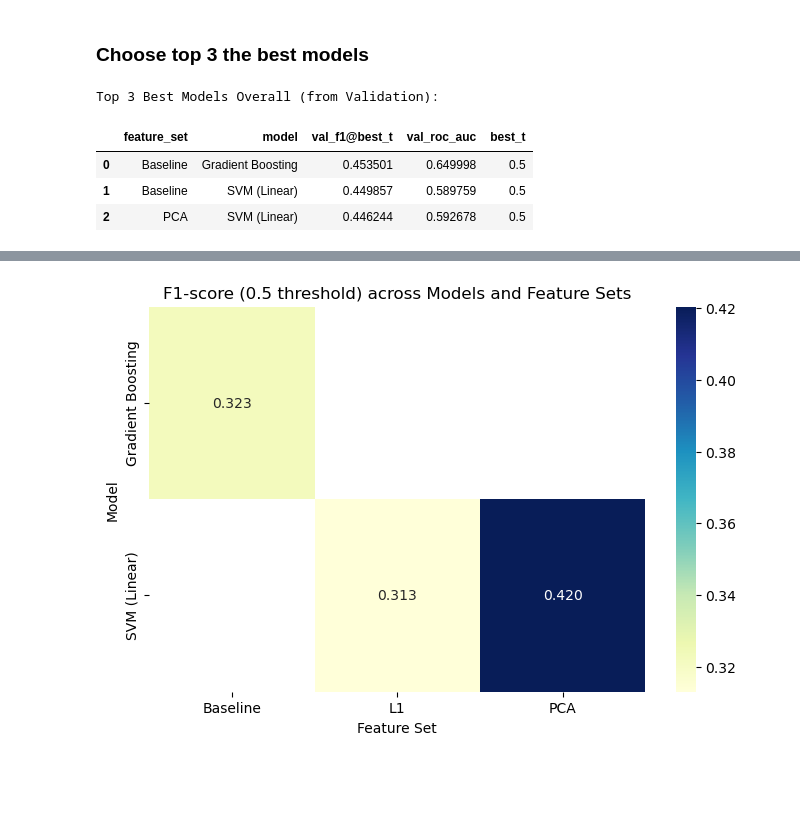
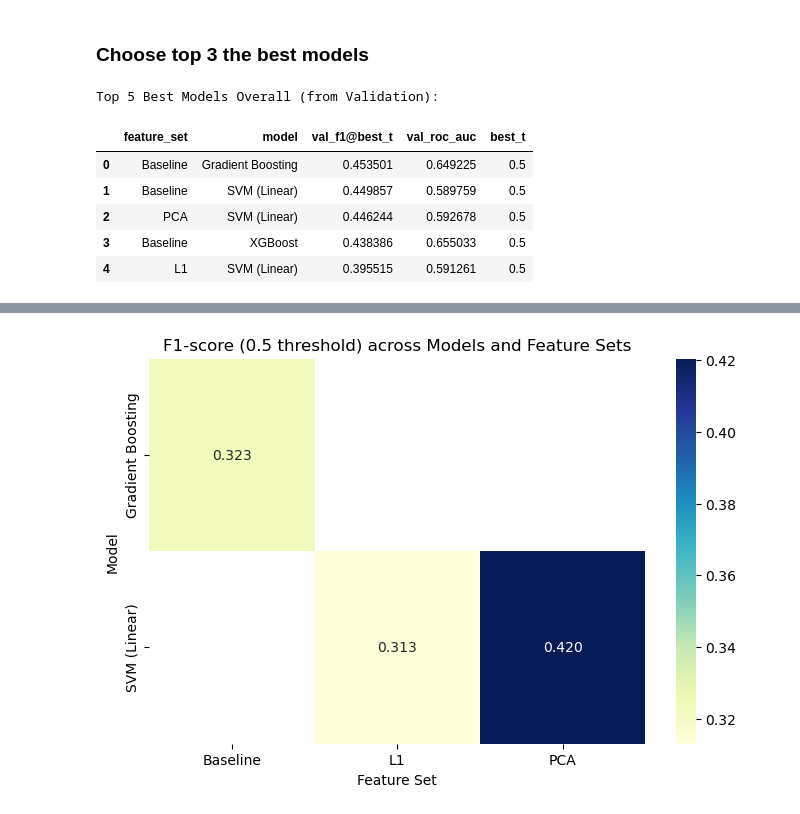
Before and after one commit to patrawi/spotify, a Jupyter notebook: 11_Model_Tuning_Test.ipynb, the cells around one changed output, grey strips where cells are left out. Drawn from its saved outputs; the diff is of its cells as text; code cells hidden in the pictures; blank space fills up the shorter version.

```diff
--- a/11_Model_Tuning_Test.ipynb
+++ b/11_Model_Tuning_Test.ipynb
@@ -215,19 +215,19 @@ param_grids = {
         'gamma': ['scale', 0.01, 0.1]
     },
     'Random Forest': {
-        'n_estimators': [200, 400],
+        'n_estimators': [10,20,50,100, 200, 400],
         'max_depth': [None, 10, 20],
         'min_samples_split': [2, 5],
         'min_samples_leaf': [1, 2],
         'max_features': ['sqrt', 'log2']
     },
     'Gradient Boosting': {
-        'n_estimators': [100, 200],
+        'n_estimators': [10,20,50,100, 200],
         'learning_rate': [0.05, 0.1, 0.2],
         'max_depth': [2, 3, 4]
     },
     'XGBoost': {
-        'n_estimators': [200, 400],
+        'n_estimators': [10,20,50,100, 200, 400],
         'learning_rate': [0.05, 0.1, 0.2],
         'max_depth': [4, 6, 8],
         'subsample': [0.7, 0.9, 1.0],
@@ -400,19 +679,21 @@ display(test_results_top3)
 # %%
 top3_overall = (
     results_df
     .sort_values(by='val_f1@best_t', ascending=False)
-    .head(3)
+    .head(5)
     .reset_index(drop=True)
 )
 
-print("Top 3 Best Models Overall (from Validation):")
+print("Top 5 Best Models Overall (from Validation):")
 display(top3_overall[['feature_set', 'model', 'val_f1@best_t', 'val_roc_auc', 'best_t']])
 # %% [output]
-Top 3 Best Models Overall (from Validation):
+Top 5 Best Models Overall (from Validation):
 |  | feature_set | model | val_f1@best_t | val_roc_auc | best_t |
-| 0 | Baseline | Gradient Boosting | 0.453501 | 0.649998 | 0.5 |
+| 0 | Baseline | Gradient Boosting | 0.453501 | 0.649225 | 0.5 |
 | 1 | Baseline | SVM (Linear) | 0.449857 | 0.589759 | 0.5 |
 | 2 | PCA | SVM (Linear) | 0.446244 | 0.592678 | 0.5 |
+| 3 | Baseline | XGBoost | 0.438386 | 0.655033 | 0.5 |
+| 4 | L1 | SVM (Linear) | 0.395515 | 0.591261 | 0.5 |
 # %%
 test_maps = {'Baseline': X_test_baseline, 'L1': X_test_L1, 'PCA': X_test_pca}
 
```
Also changed, not shown: parts of 16 cells of this notebook.
